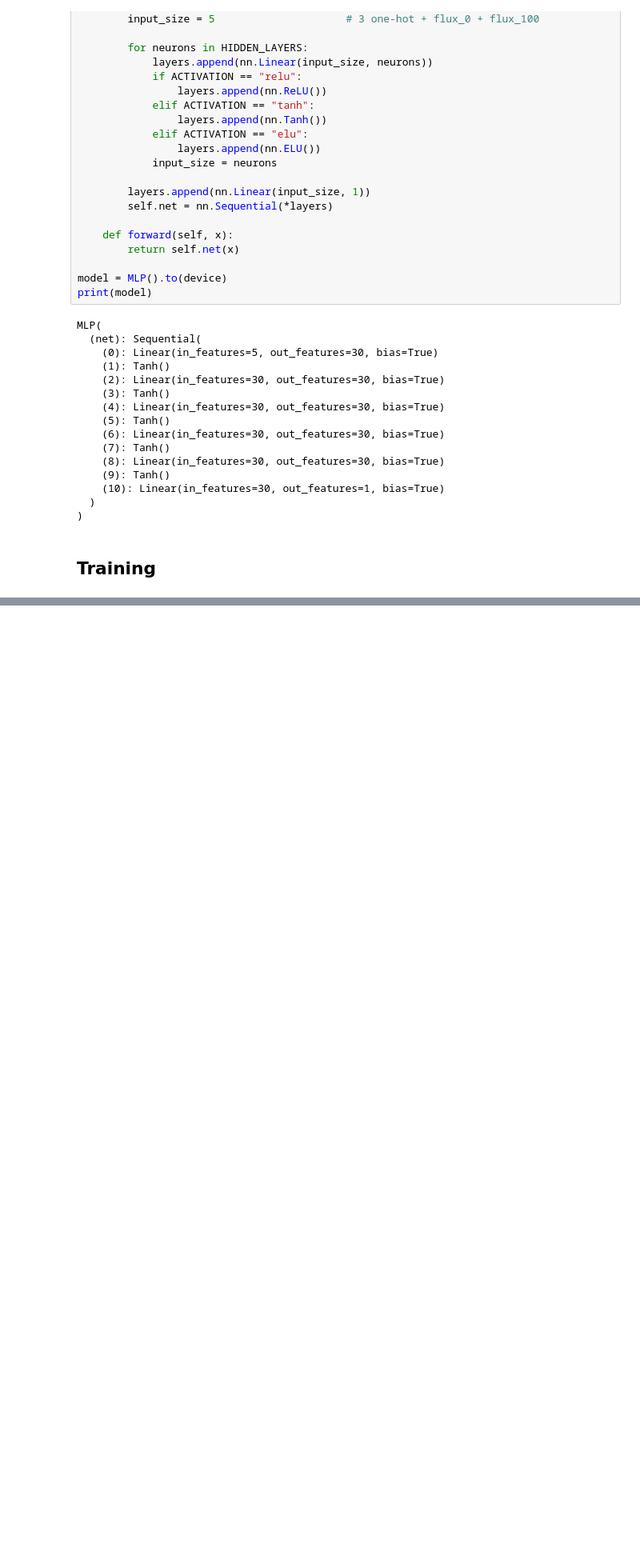
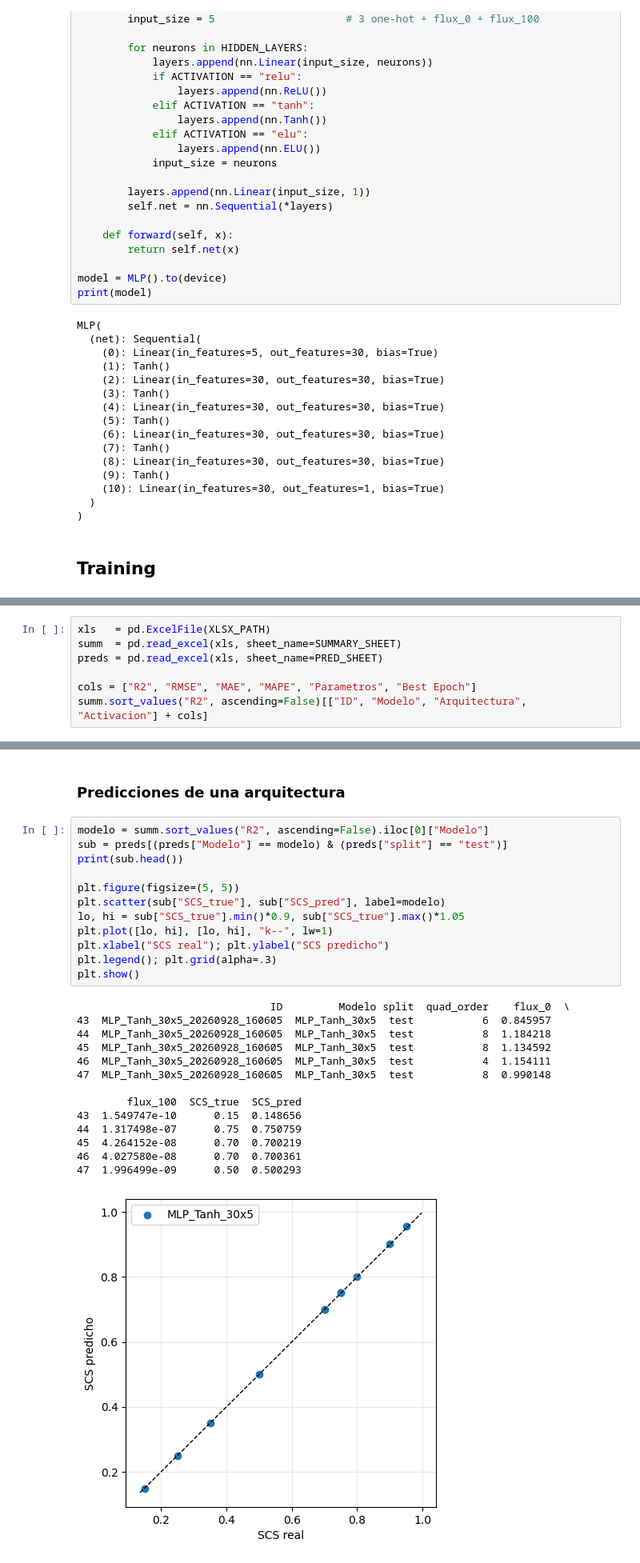
Before and after one commit to carlosr301101/proyecto-ml, a Jupyter notebook: notebook-data-driven-ml-nte-high-order.ipynb, the cells around one changed output, grey strips where cells are left out. Shown at 80% size. Cells and saved outputs as stored; diff of their text form; blank space fills up the shorter version.

```diff
--- a/notebook-data-driven-ml-nte-high-order.ipynb
+++ b/notebook-data-driven-ml-nte-high-order.ipynb
@@ -313,0 +479,7 @@ SCS predicho: 0.10118835419416428
+# %%
+xls   = pd.ExcelFile(XLSX_PATH)
+summ  = pd.read_excel(xls, sheet_name=SUMMARY_SHEET)
+preds = pd.read_excel(xls, sheet_name=PRED_SHEET)
+
+cols = ["R2", "RMSE", "MAE", "MAPE", "Parametros", "Best Epoch"]
+summ.sort_values("R2", ascending=False)[["ID", "Modelo", "Arquitectura", "Activacion"] + cols]
@@ -313,0 +489,29 @@ SCS predicho: 0.10118835419416428
+# %% [markdown]
+### Predicciones de una arquitectura
+# %%
+modelo = summ.sort_values("R2", ascending=False).iloc[0]["Modelo"]
+sub = preds[(preds["Modelo"] == modelo) & (preds["split"] == "test")]
+print(sub.head())
+
+plt.figure(figsize=(5, 5))
+plt.scatter(sub["SCS_true"], sub["SCS_pred"], label=modelo)
+lo, hi = sub["SCS_true"].min()*0.9, sub["SCS_true"].max()*1.05
+plt.plot([lo, hi], [lo, hi], "k--", lw=1)
+plt.xlabel("SCS real"); plt.ylabel("SCS predicho")
+plt.legend(); plt.grid(alpha=.3)
+plt.show()
+# %% [output]
+                               ID         Modelo split  quad_order    flux_0  \
+43  MLP_Tanh_30x5_20260928_160605  MLP_Tanh_30x5  test           6  0.845957
+44  MLP_Tanh_30x5_20260928_160605  MLP_Tanh_30x5  test           8  1.184218
+45  MLP_Tanh_30x5_20260928_160605  MLP_Tanh_30x5  test           8  1.134592
+46  MLP_Tanh_30x5_20260928_160605  MLP_Tanh_30x5  test           4  1.154111
+47  MLP_Tanh_30x5_20260928_160605  MLP_Tanh_30x5  test           8  0.990148
+
+        flux_100  SCS_true  SCS_pred
+43  1.549747e-10      0.15  0.148656
+44  1.317498e-07      0.75  0.750759
+45  4.264152e-08      0.70  0.700219
+46  4.027580e-08      0.70  0.700361
+47  1.996499e-09      0.50  0.500293
+[figure, added]
```
Also changed, not shown: parts of 11 cells of this notebook.
